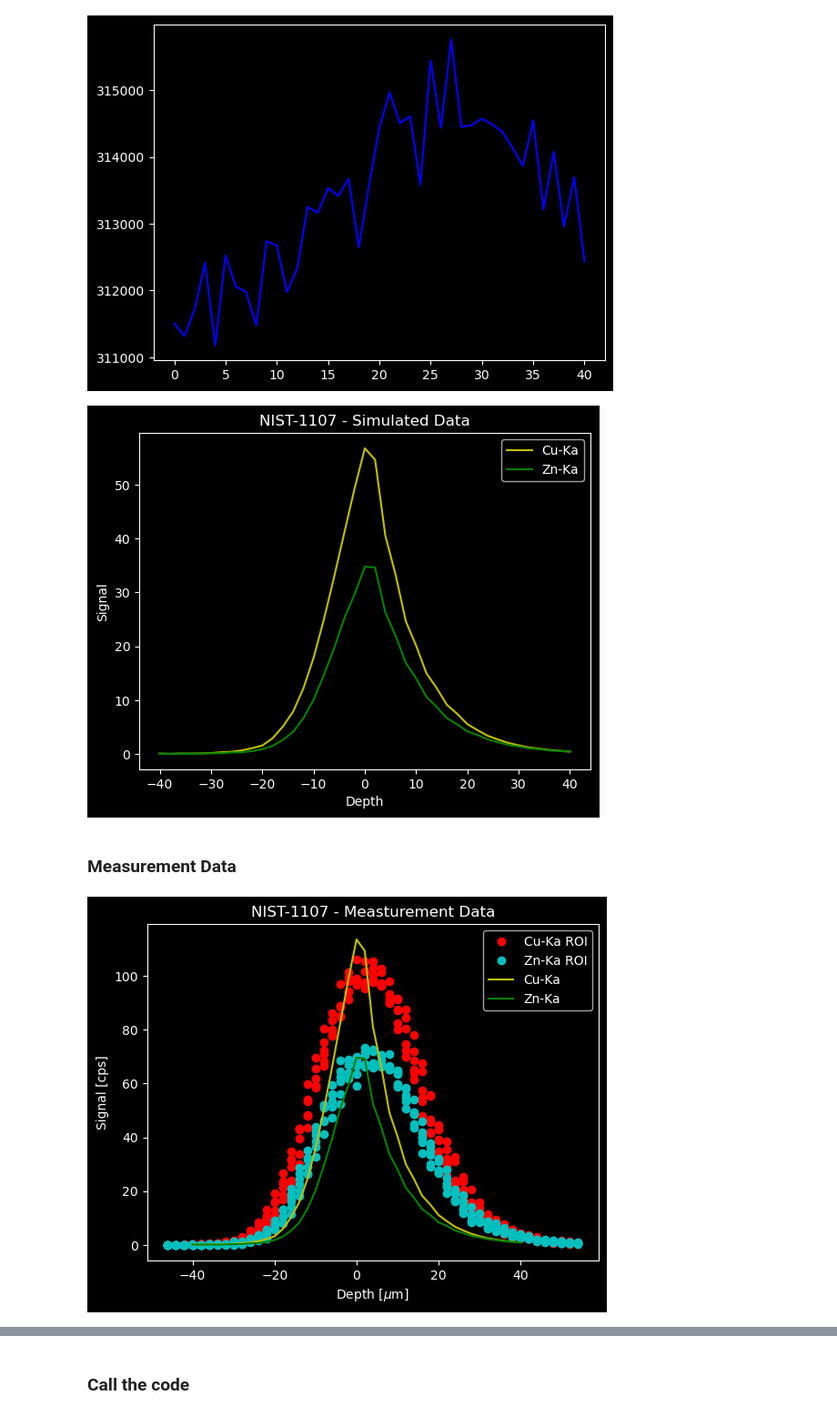
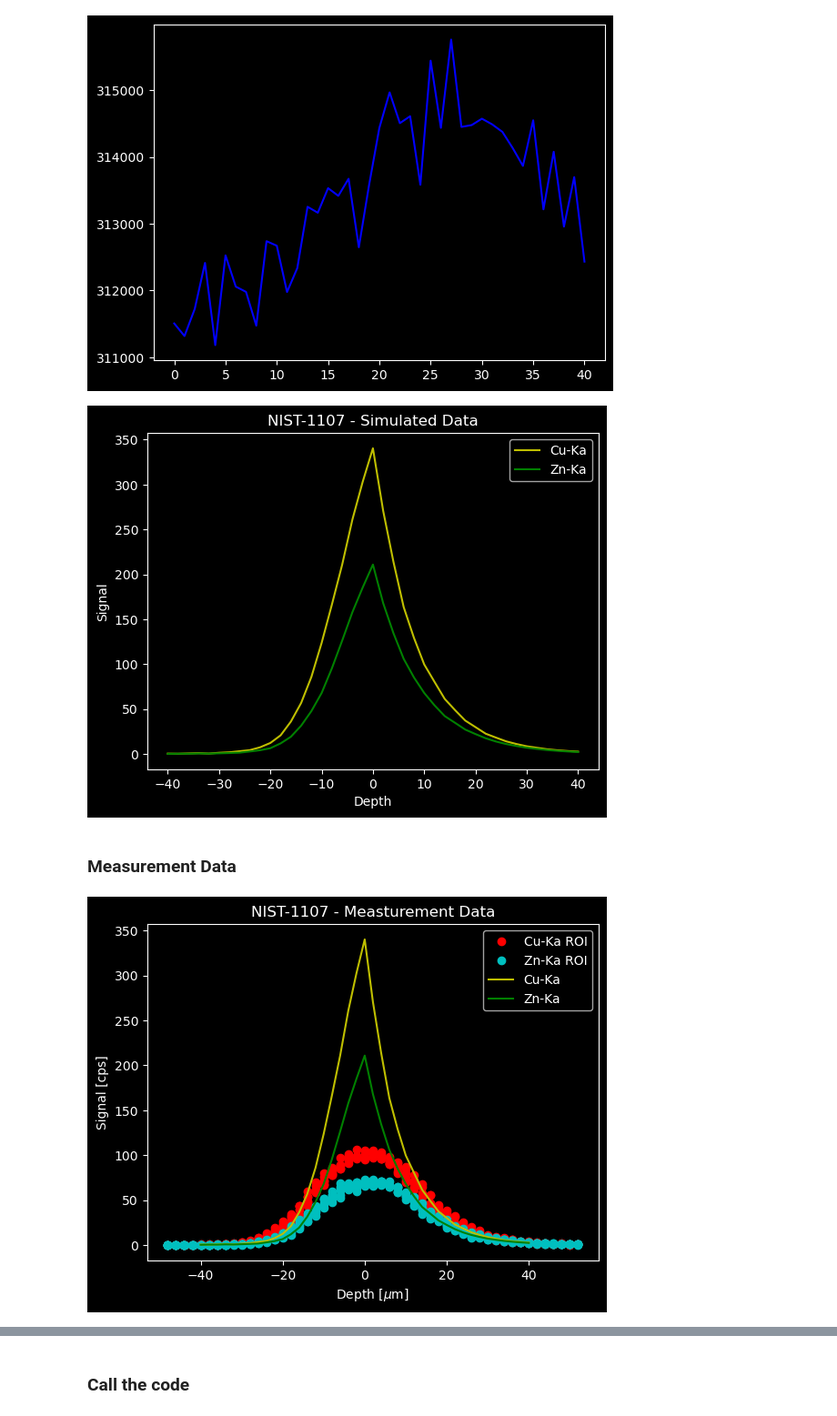
Before and after one commit to michaelIro/voxTrace, a Jupyter notebook: Jupyter-UI.ipynb, the cells around one changed output, grey strips where cells are left out. Shown at 91% size. Saved outputs shown, nothing was run; the diff lists cells and outputs as text; code cells hidden in the pictures.

```diff
--- a/Jupyter-UI.ipynb
+++ b/Jupyter-UI.ipynb
@@ -30,8 +30,8 @@ def get_file_number(filename, start, end):
 # get number out of filename /media/miro/Data-1TB/nist-1107-simulation/post-sample/nist-1107-pos-(-135.000000).h5
 
 # find files in directory
-directory = "/media/miro/Data-1TB/nist-1107-simulation/post-sample-11/"
-directory_2 = "/media/miro/Data-1TB/nist-1107-simulation/detector-11/"
+directory = "/media/miro/Data-1TB/nist-1107-simulation/post-sample-12/"
+directory_2 = "/media/miro/Data-1TB/nist-1107-simulation/detector-12/"
 
 files = [os.path.join(directory, file) for file in os.listdir(directory)]
 files_2 = [os.path.join(directory_2, file) for file in os.listdir(directory_2)]
@@ -150,8 +150,8 @@ for i in range(0, n_files):
     zn_prob.append(np.sum(detector_prob_hists[i][756:803]))#/np.sum(detector_energy_hists[i][756:803])
     tot_prob.append(np.sum(detector_prob_hists[i][0:2048]))#/np.sum(detector_energy_hists[i][0:2048])
 
-    cu_faltung.append(np.sum(detector_energy_hists[i][708:755])/np.sum(post_sample_respawn_hists[i][0:2048])*18000000.)
-    zn_faltung.append(np.sum(detector_energy_hists[i][756:803])/np.sum(post_sample_respawn_hists[i][0:2048])*18000000.)
+    cu_faltung.append(np.sum(detector_energy_hists[i][708:755])/np.sum(post_sample_respawn_hists[i][0:2048])*30000000.)
+    zn_faltung.append(np.sum(detector_energy_hists[i][756:803])/np.sum(post_sample_respawn_hists[i][0:2048])*30000000.)
     tot_faltung.append(np.sum(detector_energy_hists[i][0:2048])/np.sum(post_sample_respawn_hists[i][0:2048]))
 
     cu_2.append(np.sum(detector_energy_hists[i][708:755]))#*np.exp(-(i-20)*0.1)*10e6
@@ -228,7 +226,7 @@ plt.legend()
 plt.title('NIST-1107 - Simulated Data')
 plt.show()
 # %% [output]
-[figure, old version]
+[figure, new version]
 # %% [markdown]
 ### Measurement Data
 # %%
@@ -243,17 +241,17 @@ df_3 = pd.read_csv(file_loc_3, sep='\t', skiprows=7, header=None, names=["Motor-
 # %%
 # find position of maximum signal df_3["px5.Cu-Ka-Gro[708,755]"]
 max_pos = df_3["px5.Cu-Ka-Gro[708,755]"].idxmax()
-max_corr= df_3["Motor-samplex"][max_pos]
+max_corr= df_3["Motor-samplex"][max_pos]+2
 
 # Plot the data
 plt.ylabel("Signal [cps]")
 plt.xlabel("Depth [$\mu$m]")
 plt.plot(df_3["Motor-samplex"]-max_corr,df_3["px5.Cu-Ka-Gro[708,755]"]/df_3["px5.Livetime"],'ro',label='Cu-Ka ROI')
 plt.plot(df_3["Motor-samplex"]-max_corr,df_3["px5.Zn-Ka-Gro[770,800]"]/df_3["px5.Livetime"],'co',label='Zn-Ka ROI')
 plt.plot(myrange1, cu_faltung,'y',label='Cu-Ka')
 plt.plot(myrange1, zn_faltung,'g',label='Zn-Ka')
 plt.legend()
 plt.title('NIST-1107 - Measturement Data')
 plt.show()
 # %% [output]
-[figure, old version]
+[figure, new version]
```
Also changed, not shown: parts of 5 cells of this notebook, 6 other files.
